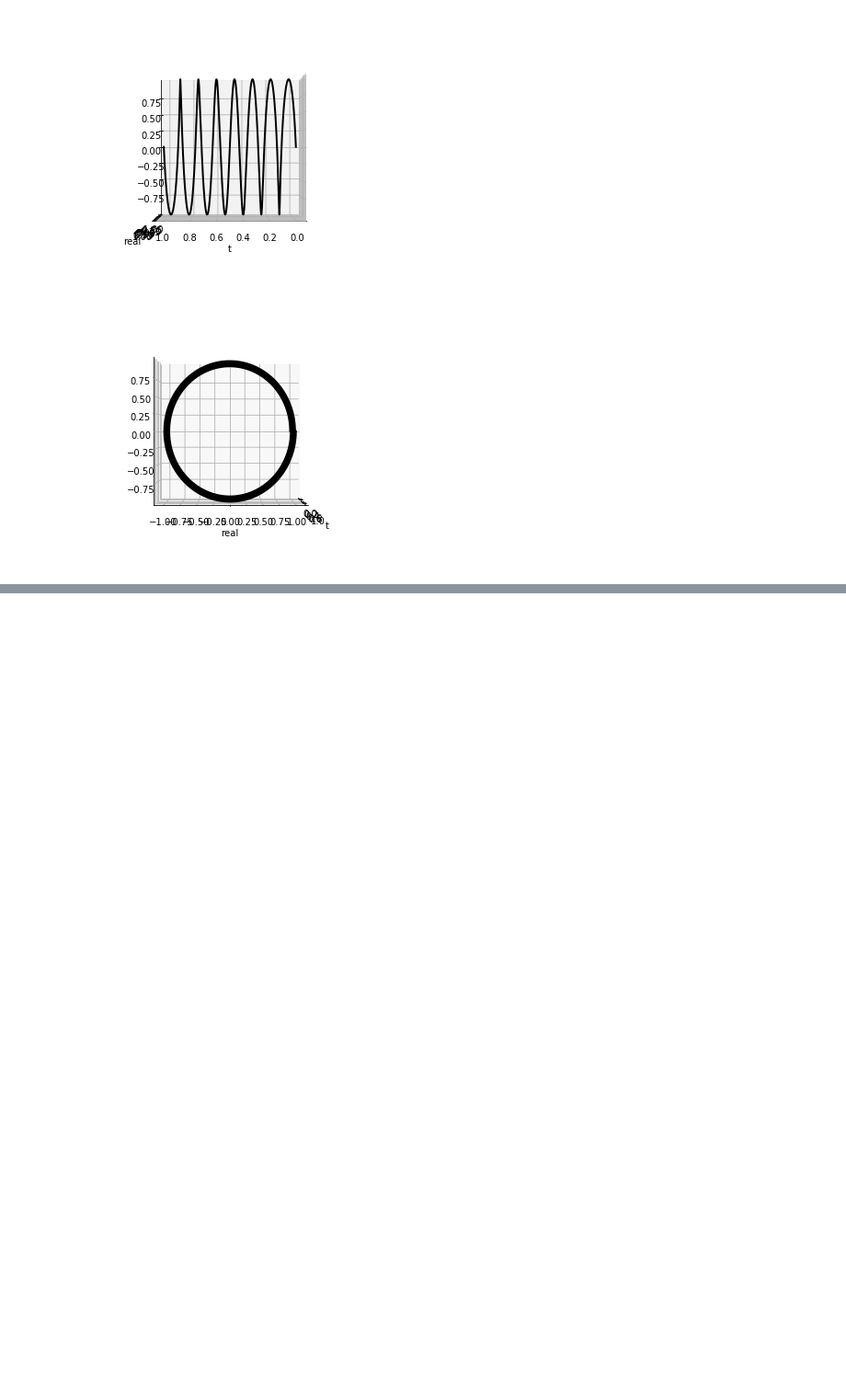
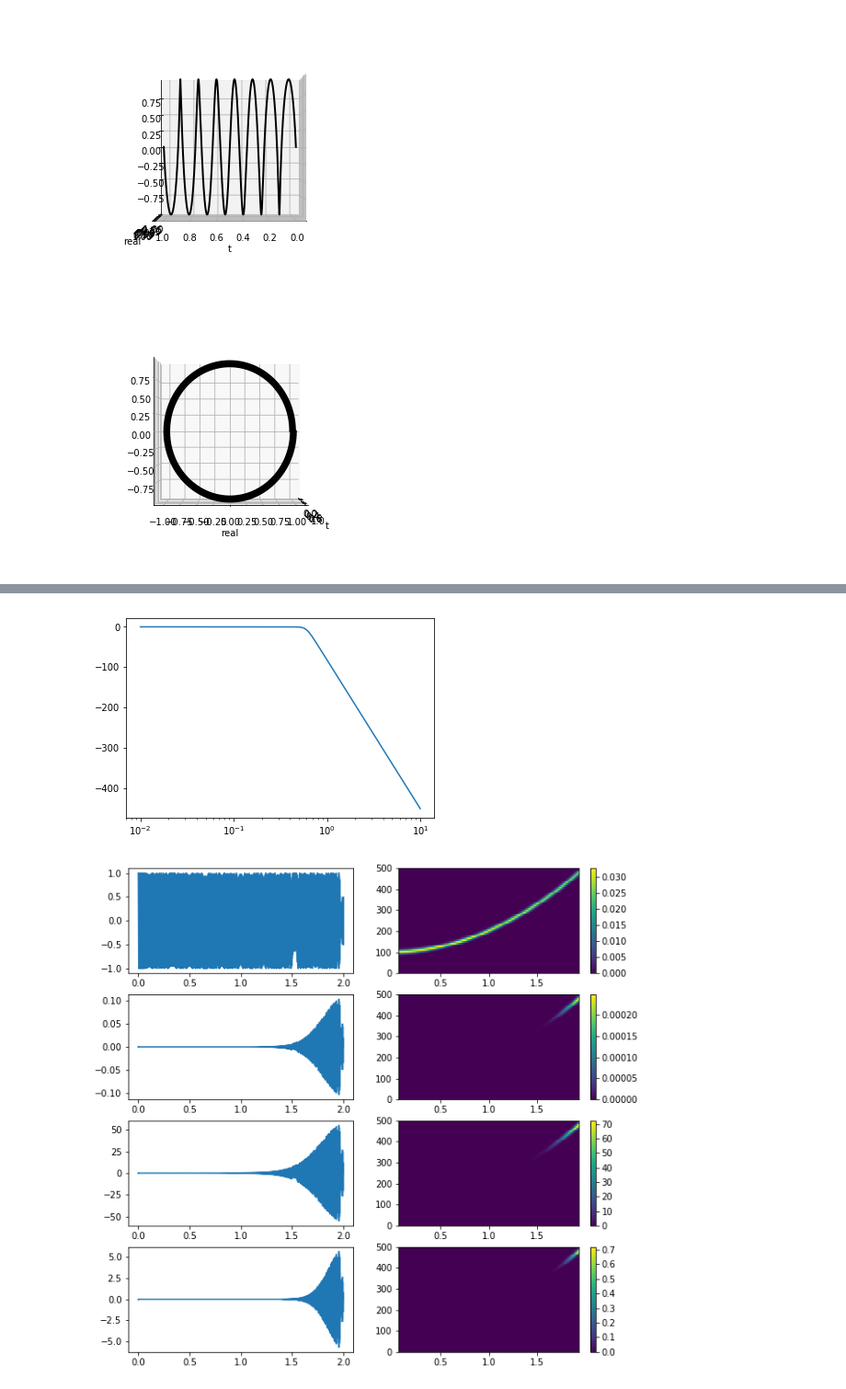
Before and after one commit to egmcbride/Neural_Data_Science_practice, a Jupyter notebook: Chapter 5 - Analog Signals.ipynb, the cells around one changed output, grey strips where cells are left out. Shown at 92% size. Drawn from its saved outputs; the diff is of its cells as text; code cells hidden in the pictures; blank space fills up the shorter version.

```diff
--- a/Chapter 5 - Analog Signals.ipynb
+++ b/Chapter 5 - Analog Signals.ipynb
@@ -160,0 +195,46 @@ plt.show()
+# %%
+# talking filters, specifically the Butterworth filter
+# Butterworth tries to faithfully pass signal in the passband and smoothly falls off outside
+
+# create both Butterworth and Chebichev filters
+
+b1_low,a1_low = sg.butter(5,.2,'low',analog=True)
+b2_low,a2_low = sg.butter(10,.2,'low',analog=True)
+b3_low,a3_low = sg.cheby1(5,7,.2,'low',analog=True)
+b4_low,a4_low = sg.cheby1(10,7,.2,'low',analog=True)
+
+#gotta filter once forward and once backward! (that's what filtfilt does)
+B_low,A_low = sg.butter(8,0.6,btype='lowpass',analog=True)
+B_high,A_high = sg.butter(8,0.4,btype='highpass',analog=True)
+w,k = sg.freqs(B_low,A_low)
+plt.semilogx(w,20*np.log(abs(k)))
+
+## FILTFILT IS NOT WORKING PROPERLY -- ONLY DOING HIGH-PASS, NOT LOW-PASS
+winds = {}
+winds['y'] = y
+winds['yLow'] = sg.filtfilt(B_low,A_low,y)
+winds['yHigh'] = sg.filtfilt(B_high,A_high,y)
+winds['yBand'] = sg.filtfilt(B_low,A_low,winds['yHigh'])
+
+fig=plt.figure(figsize=(10,10))
+overl=windLength-1
+signals = ['y','yLow','yHigh','yBand']
+counter=1
+for ii in range(4):
+    for jj in range(2):
+        ax=plt.subplot(4,2,counter)
+        if counter%2 == 1: #if odd
+            ax.plot(time,winds[signals[ii]])
+            #print('odd'+str(counter))
+            counter = counter+1
+        else:
+            f,tt,Sxx=sg.spectrogram(winds[signals[ii]],fs,wind,windLength,overl)
+            plt.pcolormesh(tt,f,Sxx)
+            plt.colorbar()
+            #print('even'+str(counter))
+            counter=counter+1
+
+plt.show()
+# %% [output]
+[figure, added]
+[figure, added]
```
Also changed, not shown: parts of 4 cells of this notebook.
